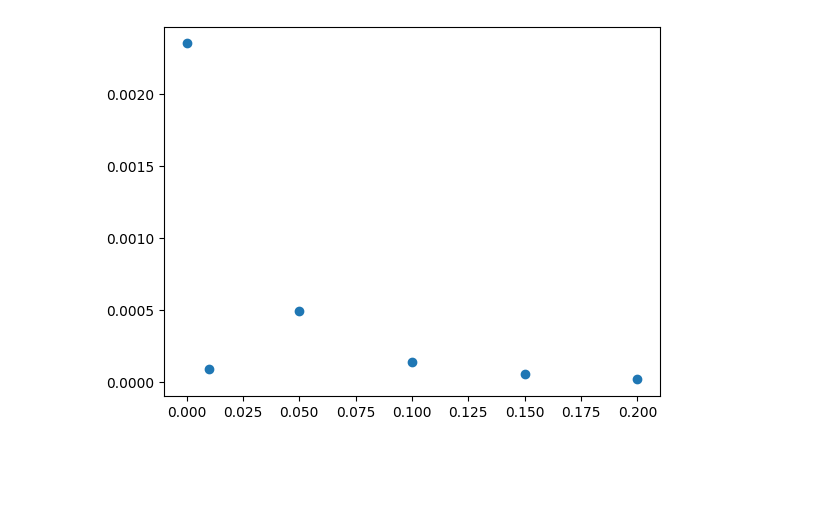
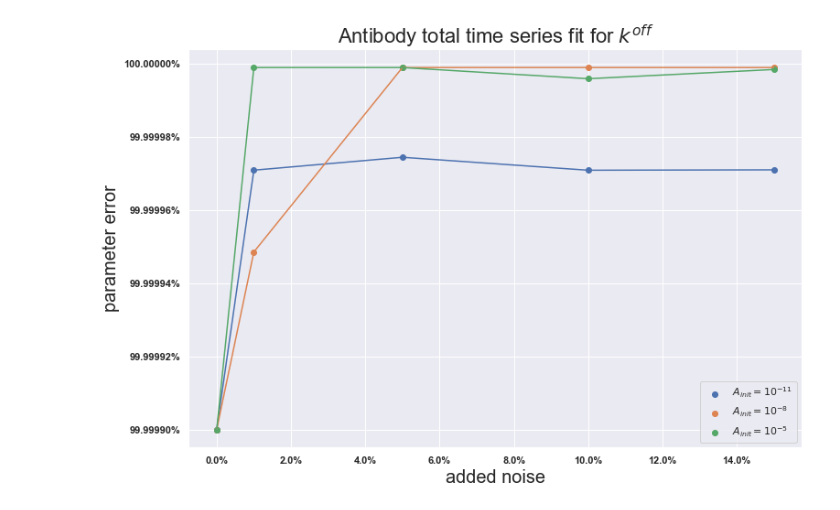
Before and after one commit to lukedtc/ADCC-Project, a Jupyter notebook: synthetic_data_fits.ipynb, the cells around one changed output. Saved outputs shown, nothing was run; the diff lists cells and outputs as text; code cells hidden in the pictures; blank space fills up the shorter version.

```diff
--- a/synthetic_data_fits.ipynb
+++ b/synthetic_data_fits.ipynb
@@ -243,13 +267,15 @@ plt.show()
 # %%
-rtot_vals = np.zeros(len(noise_levels))
+fits_lists = [fits_list, fits_list1, fits_list2]
+rtot_vals = np.zeros((3, len(noise_levels)))
 
-for j, outputs in enumerate(fits_list):
-    holder = np.zeros(25)
-    for i, out in enumerate(outputs):
-        val = out.chisqr
-        holder[i] = val
-    print(holder)
-    arg = np.argmin(holder)
-    best_fit = outputs[arg]
-    rtot_vals[j] = best_fit.params[f'koff'].value
+for k, fit in enumerate(fits_lists):
+    for j, outputs in enumerate(fit):
+        holder = np.zeros(200)
+        for i, out in enumerate(outputs):
+            val = out.chisqr
+            holder[i] = val
+        arg = np.argmin(holder)
+        best_fit = outputs[arg]
+        rtot_vals[k][j] = abs(best_fit.params[f'koff'].value - 1e2)/1e2
+        print(abs(best_fit.params[f'koff'].value - 1e2)/1e2)
 # %% [output]
@@ -273,5 +297,22 @@ for j, outputs in enumerate(fits_list):
-# %%
-plt.scatter(noise_levels, rtot_vals)
-plt.show()
-# %% [output]
-[figure, removed]
+# %%
+sns.set_theme()
+import matplotlib.pyplot as plt
+import matplotlib.ticker as mtick
+plt.rcParams["figure.figsize"] = (12, 8)
+plt.rcParams['font.size'] = 100
+labels = [r'$A_{init}=10^{-11}$', r'$A_{init}=10^{-8}$', r'$A_{init}=10^{-5}$']
+
+ax = plt.subplot()
+for i, label in enumerate(labels):
+    ax.scatter(noise_levels, rtot_vals[i][:], label = label)
+    ax.plot(noise_levels, rtot_vals[i][:])
+
+plt.gca().yaxis.set_major_formatter(mtick.PercentFormatter(xmax=1.0))
+plt.gca().xaxis.set_major_formatter(mtick.PercentFormatter(xmax=1.0))
+plt.ylabel('parameter error', fontsize = 20 )
+plt.title('Antibody total time series fit for ' + r'$k^{off}$', fontsize = 22)
+plt.legend()
+plt.xlabel('added noise', fontsize = 20)
+plt.savefig('/home/heirene/Rotation1-ADCC/ADCC-Project/Figures/synth_data_ab_time_series_koff.png')
+# %% [output]
+[figure, added]
```
Also changed, not shown: parts of 7 cells of this notebook, 3 other files.
